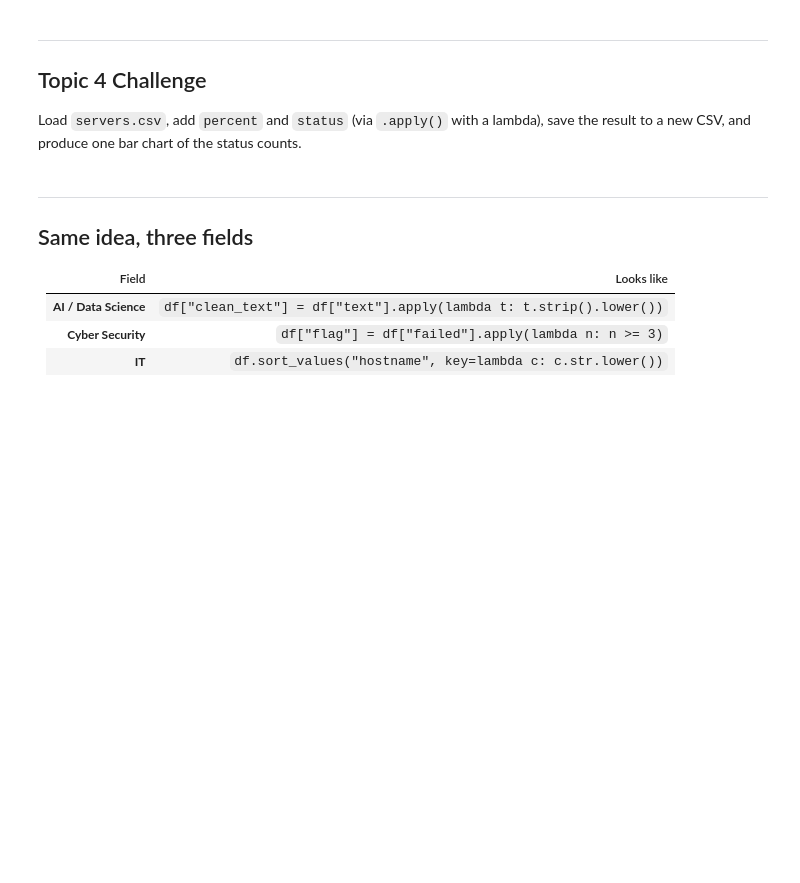
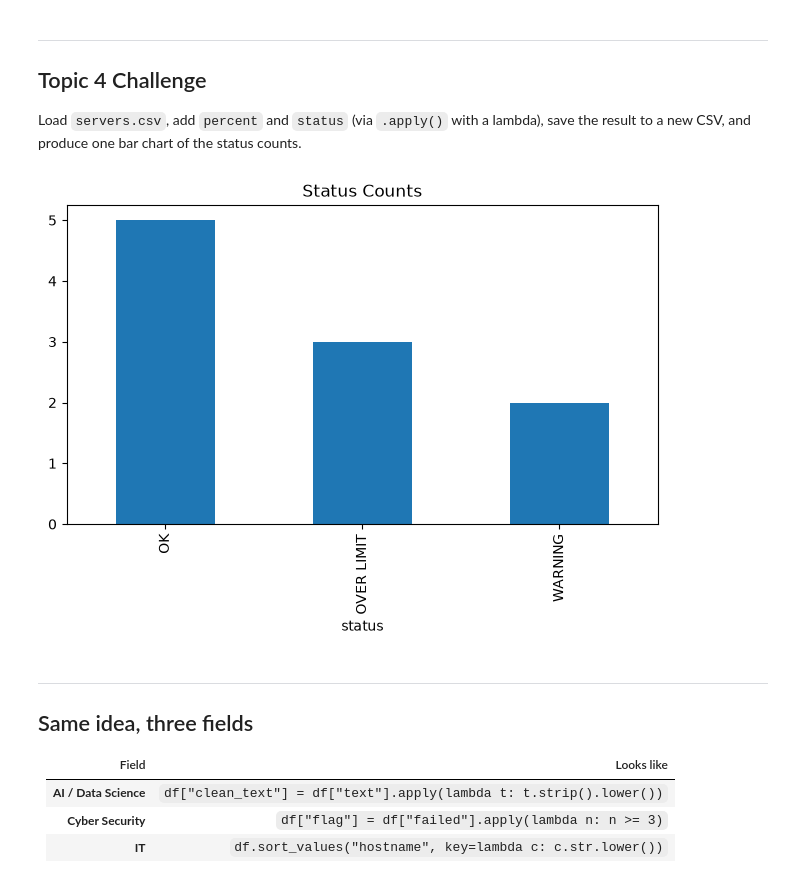
Before and after one commit to M01106046/CST1510-vitor, a Jupyter notebook: Week 06 - Pandas/04 - Apply, Lambda and Finishing Up/W06T04_walkthrough.ipynb, the cells around one changed output. Cells and saved outputs as stored; diff of their text form; code cells hidden in the pictures; blank space fills up the shorter version.

```diff
--- a/Week 06 - Pandas/04 - Apply, Lambda and Finishing Up/W06T04_walkthrough.ipynb
+++ b/Week 06 - Pandas/04 - Apply, Lambda and Finishing Up/W06T04_walkthrough.ipynb
@@ -169,3 +187,19 @@ save the result to a new CSV, and produce one bar chart of the status counts.
+# %%
+# your code here
+servers = pd.read_csv("servers.csv")
+servers["percent"] = (servers["used"] / servers["total"]) * 100
+
+servers["status"] = servers["percent"].apply(
+    lambda p: "OVER LIMIT" if p >= 100 else "WARNING" if p >= 90 else "OK"
+)
+
+servers.to_csv('new.csv', index=False)
+
+servers["status"].value_counts().plot(kind="bar", title="Status Counts")
+plt.tight_layout()
+plt.show()
+# %% [output]
+[figure, added]
 # %% [markdown]
 ---
 ## Same idea, three fields
```
Also changed, not shown: parts of 3 cells of this notebook, 2 other files.
